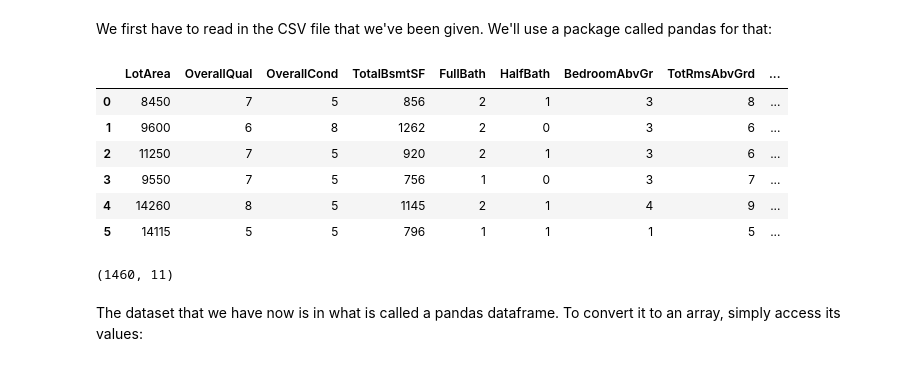
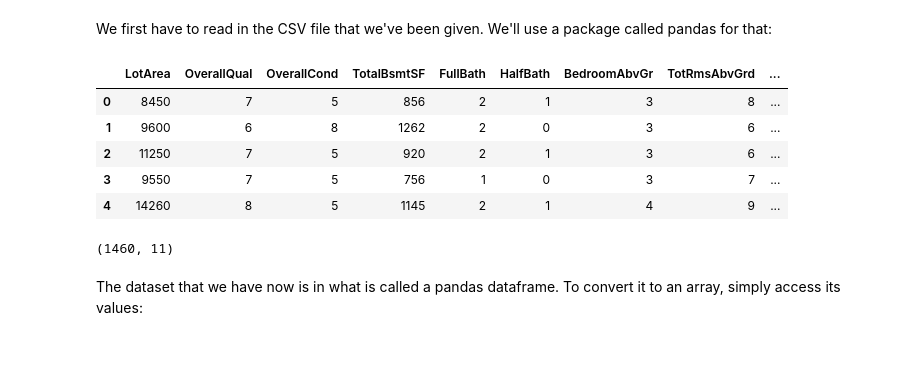
Before and after one commit to Pipepatino/Clas_Reg_witn_DNN, a Jupyter notebook: Clasificacion_Regresion_con_DNN.ipynb, the cells around one changed output. Saved outputs shown, nothing was run; the diff lists cells and outputs as text; code cells hidden in the pictures.

```diff
--- a/Clasificacion_Regresion_con_DNN.ipynb
+++ b/Clasificacion_Regresion_con_DNN.ipynb
@@ -37,18 +69,0 @@ import pandas as pd
-# %%
-data_path = r"/Users/pipepatino/Desktop/Universidad/2024 - 2/Deeplearning/Workshops/Workshop_01/housepricedata.csv"
-df = pd.read_csv(data_path, sep = ',', encoding='utf-8') #wherever resides your data, if .ipnb and .csv are in the same folder no need to worry!
-df.head(6)
-# %% [output]
-|  | LotArea | OverallQual | OverallCond | TotalBsmtSF | FullBath | HalfBath | BedroomAbvGr | TotRmsAbvGrd | ... |
-| 0 | 8450 | 7 | 5 | 856 | 2 | 1 | 3 | 8 | ... |
-| 1 | 9600 | 6 | 8 | 1262 | 2 | 0 | 3 | 6 | ... |
-| 2 | 11250 | 7 | 5 | 920 | 2 | 1 | 3 | 6 | ... |
-| 3 | 9550 | 7 | 5 | 756 | 1 | 0 | 3 | 7 | ... |
-| 4 | 14260 | 8 | 5 | 1145 | 2 | 1 | 4 | 9 | ... |
-| 5 | 14115 | 5 | 5 | 796 | 1 | 1 | 1 | 5 | ... |
-# %%
-#print(len(df. columns))
-#len(df)
-df.shape
-# %% [output]
-(1460, 11)
@@ -55,2 +74,28 @@ df.shape
+# %%
+data_path = "Files/housepricedata.csv"
+# Defines the relative path to the CSV file containing the data.
+# The file 'housepricedata.csv' is expected to be located in the 'Files' directory relative to the notebook's location.
+
+df = pd.read_csv(data_path, sep=',', encoding='utf-8')
+# Reads the CSV file specified in 'data_path' into a pandas DataFrame named 'df'.
+# - 'sep' specifies the delimiter used in the file (in this case, a comma).
+# - 'encoding' ensures the file is read using UTF-8 encoding to handle special characters.
+
+df.head(5)
+# Displays the first 5 rows of the DataFrame 'df'.
+# This is useful for quickly inspecting the structure and content of the data.
+# %% [output]
+|  | LotArea | OverallQual | OverallCond | TotalBsmtSF | FullBath | HalfBath | BedroomAbvGr | TotRmsAbvGrd | ... |
+| 0 | 8450 | 7 | 5 | 856 | 2 | 1 | 3 | 8 | ... |
+| 1 | 9600 | 6 | 8 | 1262 | 2 | 0 | 3 | 6 | ... |
+| 2 | 11250 | 7 | 5 | 920 | 2 | 1 | 3 | 6 | ... |
+| 3 | 9550 | 7 | 5 | 756 | 1 | 0 | 3 | 7 | ... |
+| 4 | 14260 | 8 | 5 | 1145 | 2 | 1 | 4 | 9 | ... |
+# %%
+df.shape
+# Returns the dimensions of the DataFrame 'df' as a tuple (number of rows, number of columns).
+# This is useful for quickly understanding the size of the dataset.
+# %% [output]
+(1460, 11)
 # %% [markdown]
 The dataset that we have now is in what is called a pandas dataframe. To convert it to an array, simply access its values:
```
Also changed, not shown: parts of 82 cells of this notebook, 3 other files.
